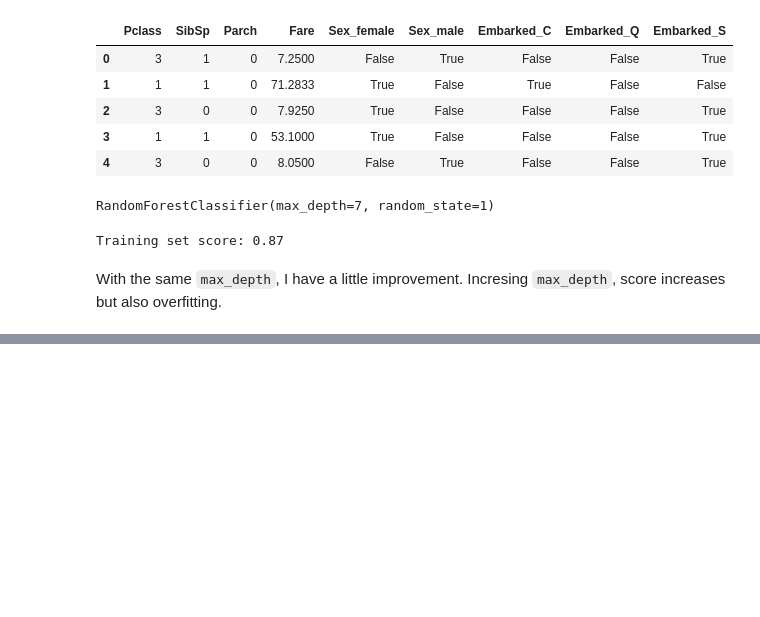
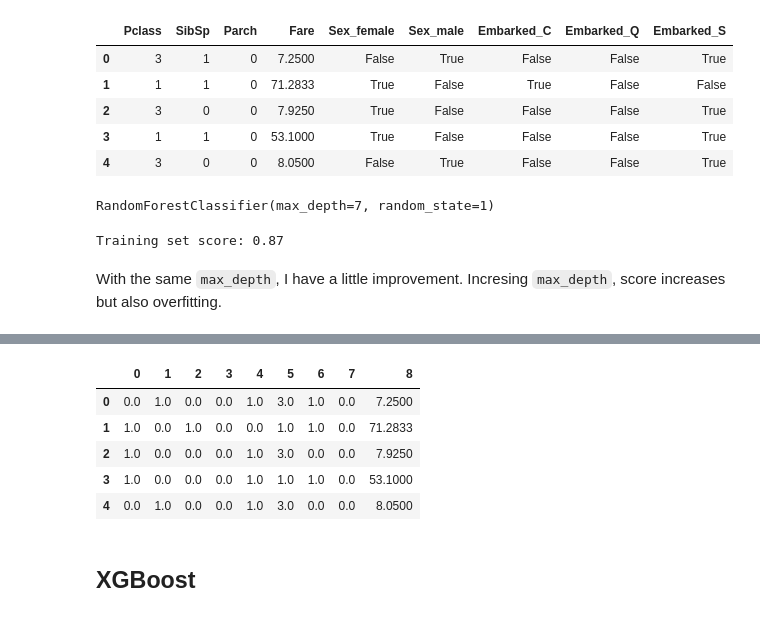
Before and after one commit to romani79/data_science_lab_book, a Jupyter notebook: Titanic/2_first_model.ipynb, the cells around one changed output, grey strips where cells are left out. Saved outputs shown, nothing was run; the diff lists cells and outputs as text; code cells hidden in the pictures; blank space fills up the shorter version.

```diff
--- a/Titanic/2_first_model.ipynb
+++ b/Titanic/2_first_model.ipynb
@@ -170,0 +188,5 @@ With the same `max_depth`, I have a little improvement. Incresing `max_depth`, s
+# %%
+ct = ColumnTransformer(
+    [('onehot', OneHotEncoder(sparse_output=False), ['Sex', 'Embarked'])],
+    remainder='passthrough'
+)
@@ -170,0 +203,3 @@ With the same `max_depth`, I have a little improvement. Incresing `max_depth`, s
+# %%
+X_train = ct.transform(X_train_drop)
+X_test = ct.transform(test_sel)
@@ -170,0 +215,11 @@ With the same `max_depth`, I have a little improvement. Incresing `max_depth`, s
+# %%
+pd.DataFrame(X_train).head()
+# %% [output]
+|  | 0 | 1 | 2 | 3 | 4 | 5 | 6 | 7 | 8 |
+| 0 | 0.0 | 1.0 | 0.0 | 0.0 | 1.0 | 3.0 | 1.0 | 0.0 | 7.2500 |
+| 1 | 1.0 | 0.0 | 1.0 | 0.0 | 0.0 | 1.0 | 1.0 | 0.0 | 71.2833 |
+| 2 | 1.0 | 0.0 | 0.0 | 0.0 | 1.0 | 3.0 | 0.0 | 0.0 | 7.9250 |
+| 3 | 1.0 | 0.0 | 0.0 | 0.0 | 1.0 | 1.0 | 1.0 | 0.0 | 53.1000 |
+| 4 | 0.0 | 1.0 | 0.0 | 0.0 | 1.0 | 3.0 | 0.0 | 0.0 | 8.0500 |
+# %% [markdown]
+## XGBoost
```
Also changed, not shown: parts of 16 cells of this notebook, 3 other files.
